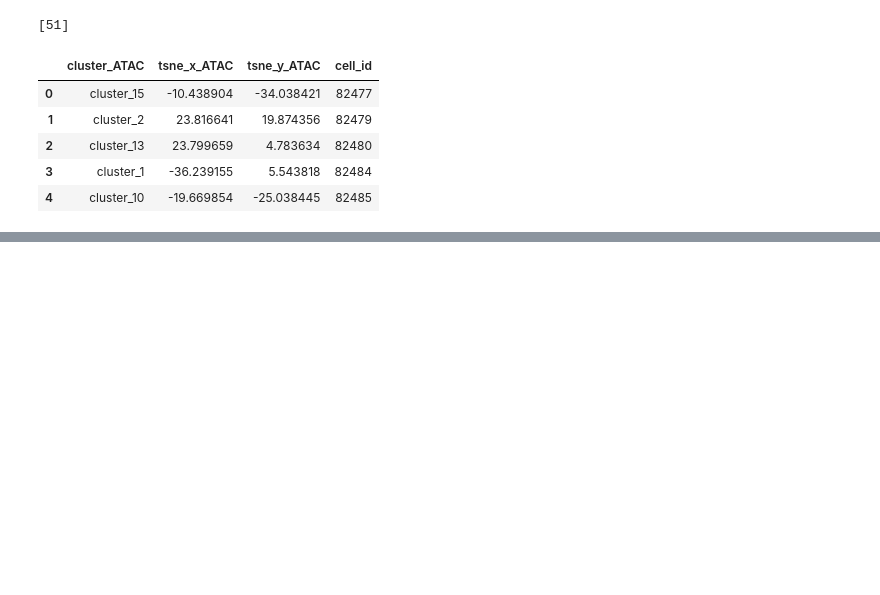
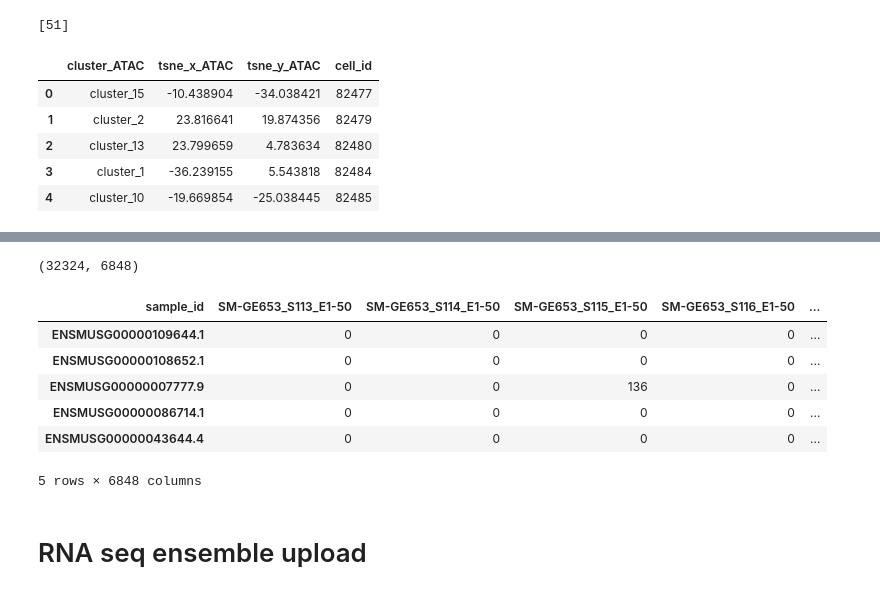
Before and after one commit to mukamel-lab-team/snmcseq, a Jupyter notebook: update_mysql_ATAC.ipynb, the cells around one changed output, grey strips where cells are left out. Saved outputs shown, nothing was run; the diff lists cells and outputs as text; code cells hidden in the pictures; blank space fills up the shorter version.

```diff
--- a/update_mysql_ATAC.ipynb
+++ b/update_mysql_ATAC.ipynb
@@ -761,0 +842,21 @@ for idx, (ens, ens_name, ens_datasets, snmc_ens_id) in ensemble_info.iterrows():
+# %%
+# get non-duplicated gene list
+gene_ids = [snmcseq_utils.gene_name_to_id(name, df_genes_v2) for name in gene_names]
+
+good_idx = [i for i in range(len(gene_ids)) if gene_ids[i]]
+gene_names = np.array(gene_names)[good_idx]
+gene_ids = np.array(gene_ids)[good_idx]
+# %%
+df = df.loc[gene_names, :]
+df.index = gene_ids
+print(df.shape)
+df.head()
+# %% [output]
+(32324, 6848)
+| sample_id | SM-GE653_S113_E1-50 | SM-GE653_S114_E1-50 | SM-GE653_S115_E1-50 | SM-GE653_S116_E1-50 | ... |
+| ENSMUSG00000109644.1 | 0 | 0 | 0 | 0 | ... |
+| ENSMUSG00000108652.1 | 0 | 0 | 0 | 0 | ... |
+| ENSMUSG00000007777.9 | 0 | 0 | 136 | 0 | ... |
+| ENSMUSG00000086714.1 | 0 | 0 | 0 | 0 | ... |
+| ENSMUSG00000043644.4 | 0 | 0 | 0 | 0 | ... |
+5 rows × 6848 columns
@@ -761,0 +872,2 @@ for idx, (ens, ens_name, ens_datasets, snmc_ens_id) in ensemble_info.iterrows():
+# %% [markdown]
+# RNA seq ensemble upload
```
Also changed, not shown: parts of 17 cells of this notebook, 8 other files.
